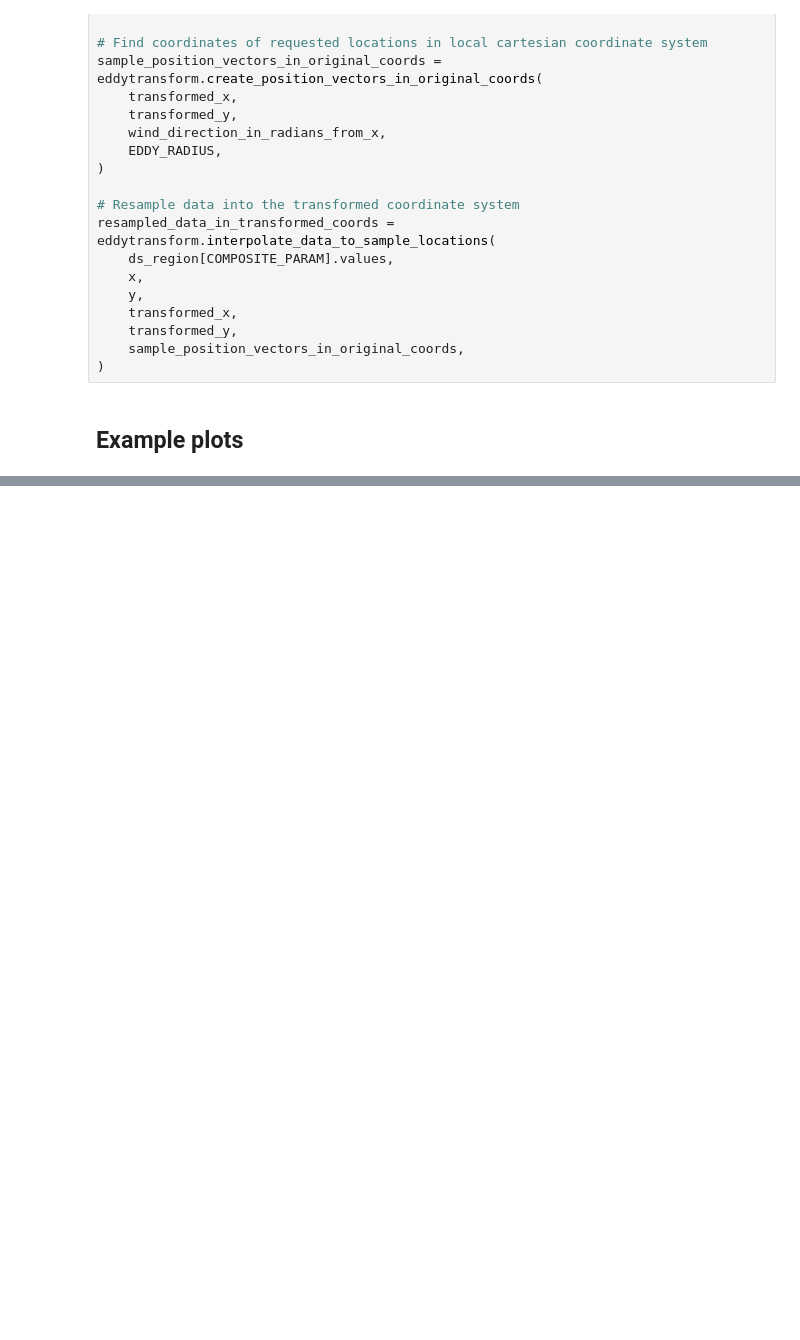
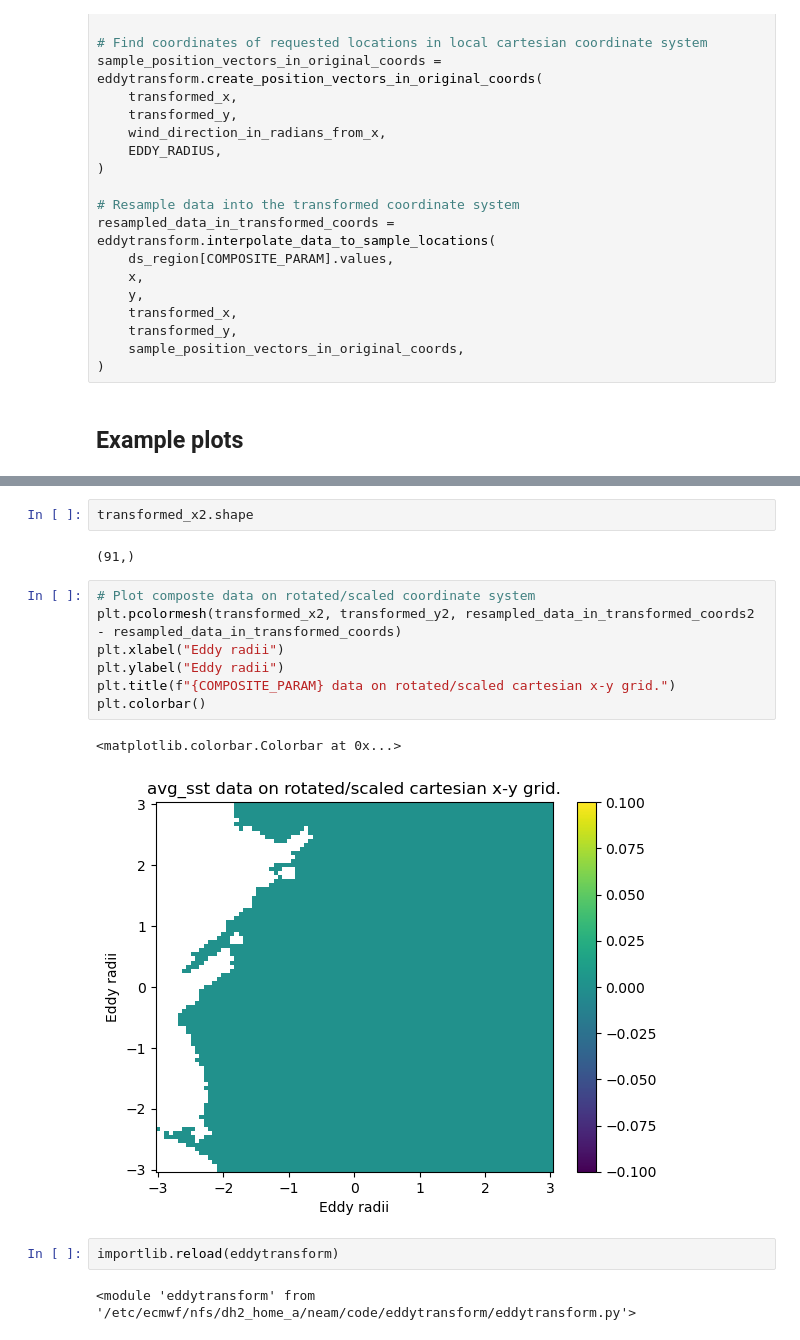
Before and after one commit to mattphysics/eddytransform, a Jupyter notebook: eddy_transform_example.ipynb, the cells around one changed output, grey strips where cells are left out. Cells and saved outputs as stored; diff of their text form; blank space fills up the shorter version.

```diff
--- a/eddy_transform_example.ipynb
+++ b/eddy_transform_example.ipynb
@@ -157,0 +200,18 @@ Text(0.5, 1.0, 'avg_sst data on rotated/scaled cartesian x-y grid.')
+# %%
+transformed_x2.shape
+# %% [output]
+(91,)
+# %%
+# Plot composte data on rotated/scaled coordinate system
+plt.pcolormesh(transformed_x2, transformed_y2, resampled_data_in_transformed_coords2 - resampled_data_in_transformed_coords)
+plt.xlabel("Eddy radii")
+plt.ylabel("Eddy radii")
+plt.title(f"{COMPOSITE_PARAM} data on rotated/scaled cartesian x-y grid.")
+plt.colorbar()
+# %% [output]
+<matplotlib.colorbar.Colorbar at 0x...>
+[figure, added]
+# %%
+importlib.reload(eddytransform)
+# %% [output]
+<module 'eddytransform' from '/etc/ecmwf/nfs/dh2_home_a/neam/code/eddytransform/eddytransform.py'>
```
Also changed, not shown: parts of 63 cells of this notebook, 8 other files.
